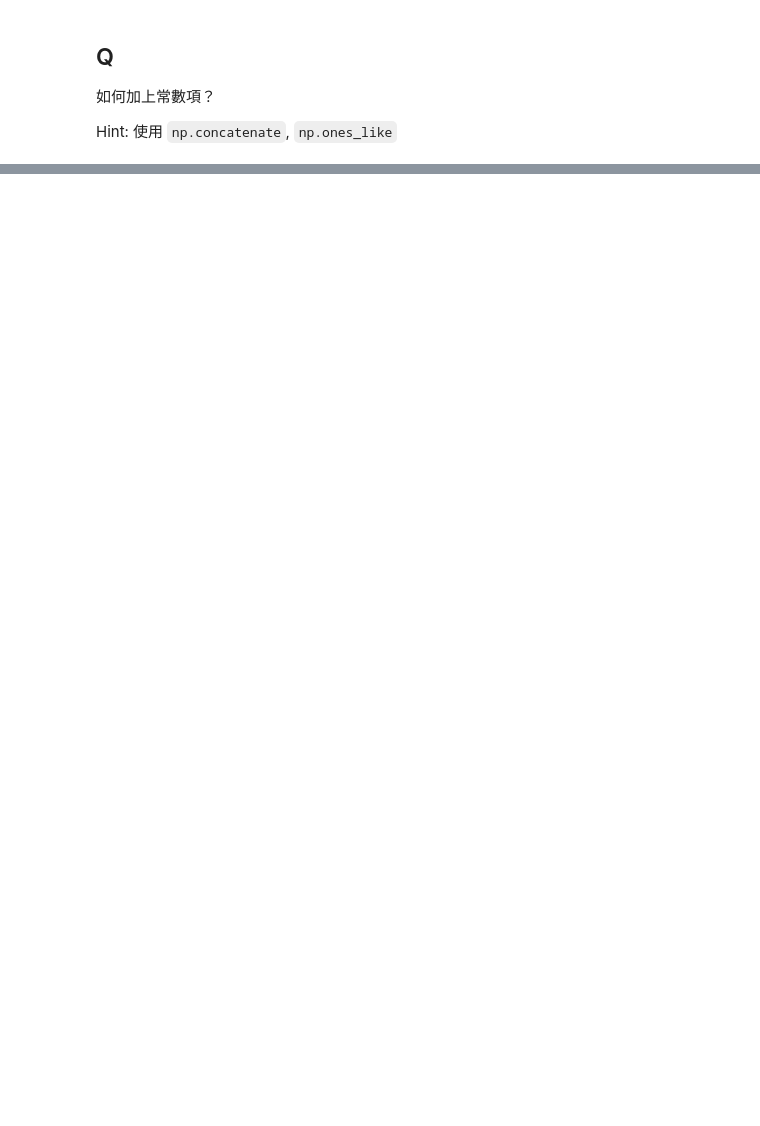
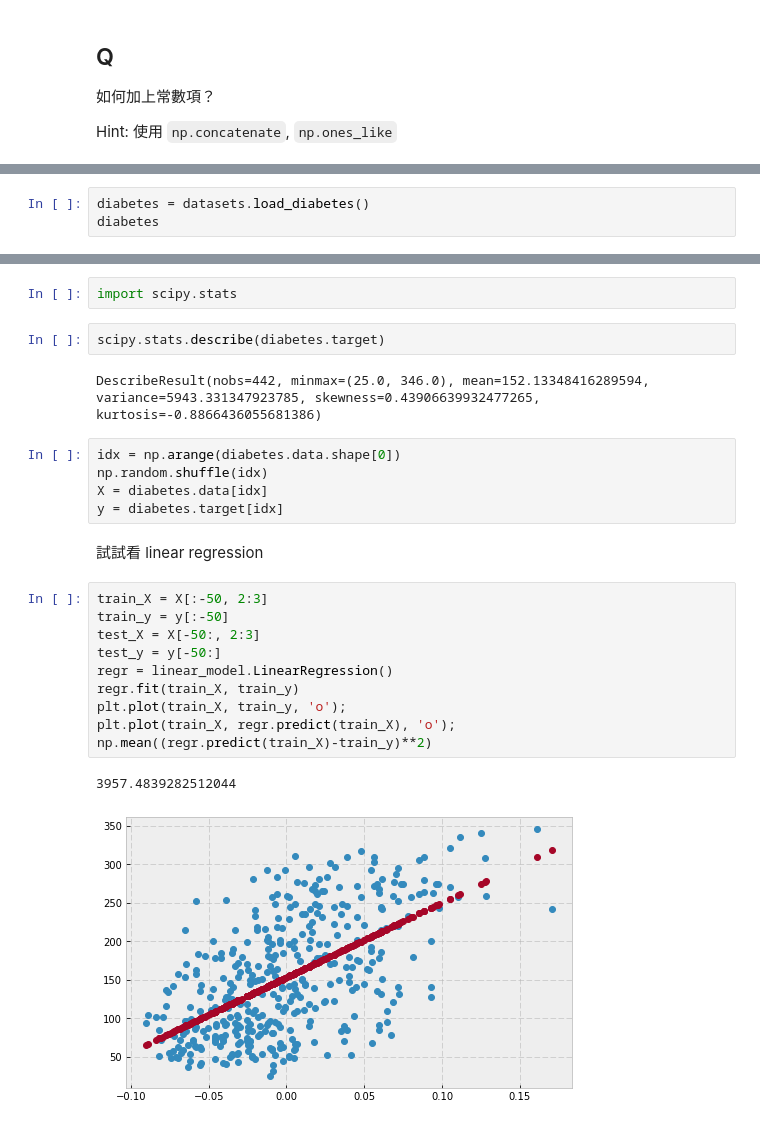
Before and after one commit to tjwei/HackNTU_Data_2017, a Jupyter notebook: Week02/02-Linear Regression.ipynb, the cells around one changed output, grey strips where cells are left out. Saved outputs shown, nothing was run; the diff lists cells and outputs as text; blank space fills up the shorter version.

```diff
--- a/Week02/02-Linear Regression.ipynb
+++ b/Week02/02-Linear Regression.ipynb
@@ -33,0 +77,3 @@ Hint: 使用 `np.concatenate`, `np.ones_like`
+# %%
+diabetes = datasets.load_diabetes()
+diabetes
@@ -33,0 +98,26 @@ Hint: 使用 `np.concatenate`, `np.ones_like`
+# %%
+import scipy.stats
+# %%
+scipy.stats.describe(diabetes.target)
+# %% [output]
+DescribeResult(nobs=442, minmax=(25.0, 346.0), mean=152.13348416289594, variance=5943.331347923785, skewness=0.43906639932477265, kurtosis=-0.8866436055681386)
+# %%
+idx = np.arange(diabetes.data.shape[0])
+np.random.shuffle(idx)
+X = diabetes.data[idx]
+y = diabetes.target[idx]
+# %% [markdown]
+試試看 linear regression
+# %%
+train_X = X[:-50, 2:3]
+train_y = y[:-50]
+test_X = X[-50:, 2:3]
+test_y = y[-50:]
+regr = linear_model.LinearRegression()
+regr.fit(train_X, train_y)
+plt.plot(train_X, train_y, 'o');
+plt.plot(train_X, regr.predict(train_X), 'o');
+np.mean((regr.predict(train_X)-train_y)**2)
+# %% [output]
+3957.4839282512044
+[figure, added]
```
Also changed, not shown: parts of 46 cells of this notebook, 6 other files.
